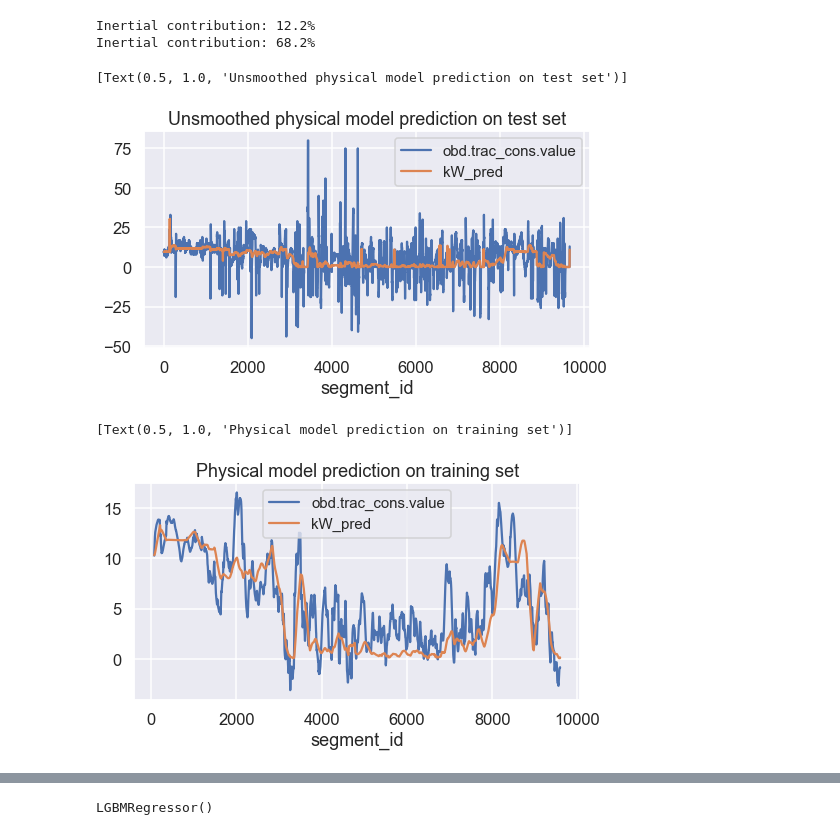
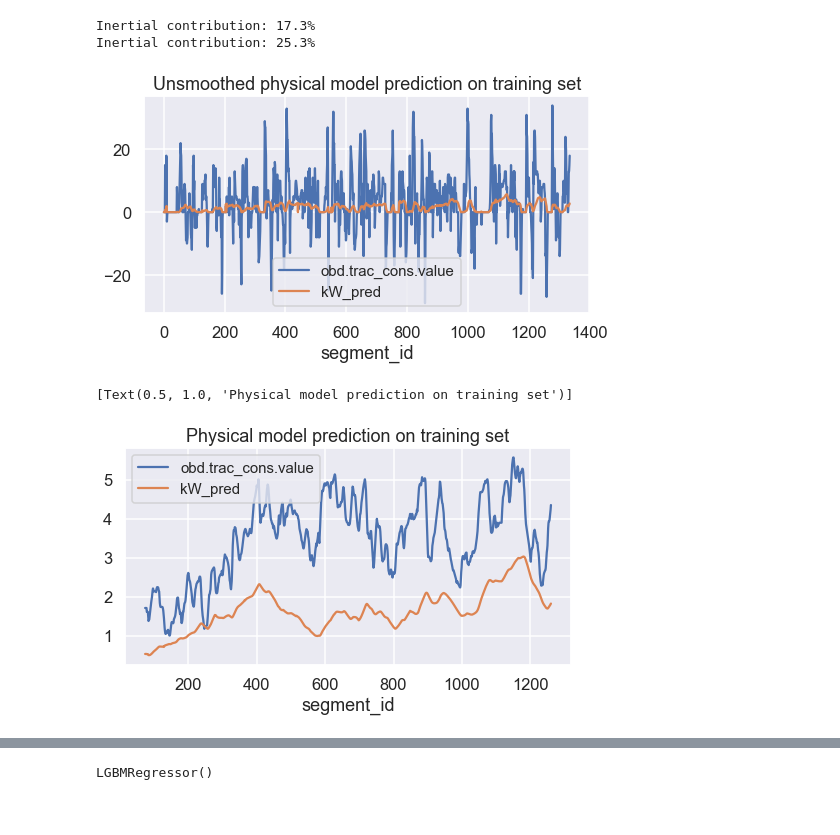
Before and after one commit to simonmoesorensen/energy-consumption-project, a Jupyter notebook: notebooks/physical_model.ipynb, the cells around one changed output, grey strips where cells are left out. Drawn from its saved outputs; the diff is of its cells as text; code cells hidden in the pictures.

```diff
--- a/notebooks/physical_model.ipynb
+++ b/notebooks/physical_model.ipynb
@@ -57,5 +57,5 @@ def load_trip(routes, trips):
             dfs.append(df)
     return pd.concat(dfs)
 # %%
-df = load_trip(routes=["M3_VH"], trips=[7995])
-df_test = load_trip(routes=["M3_VH"], trips=[7448])
+df = load_trip(routes=["CPH6_VH"], trips=[13201])
+df_test = load_trip(routes=["CPH6_HH"], trips=[13175])
@@ -83,20 +71,21 @@ df_test = df_test.assign(kW_pred=lambda x: get_traction_power(x["obd.spd.value"]
        .assign(error=lambda x: (x["kW_pred"] - x["obd.trac_cons.value"]))\
        .assign(abserror=lambda x: np.abs(x["error"]))
 # %% [output]
-Inertial contribution: 12.2%
-Inertial contribution: 68.2%
+Inertial contribution: 17.3%
+Inertial contribution: 25.3%
 # %%
-ax = df.plot(x="segment_id", y=["obd.trac_cons.value", "kW_pred"])
-ax.set(title="Unsmoothed physical model prediction on test set")
+ax = df\
+    .plot(x="segment_id", y=["obd.trac_cons.value", "kW_pred"])\
+    .set(title="Unsmoothed physical model prediction on training set")
 # %% [output]
-[Text(0.5, 1.0, 'Unsmoothed physical model prediction on test set')]
-[figure, old version]
+[figure, new version]
 # %%
-df.drop(['Date', 'T', 'TS_or_Distance', 'Time', 'route', 'street_name_end', 'street_name_start'], axis=1)\
+df\
+    .drop(['Date', 'T', 'TS_or_Distance', 'Time', 'route', 'street_name_end', 'street_name_start'], axis=1)\
     .rolling(150).mean()\
     .plot(x="segment_id", y=["obd.trac_cons.value", "kW_pred"])\
     .set(title="Physical model prediction on training set")
 # %% [output]
 [Text(0.5, 1.0, 'Physical model prediction on training set')]
-[figure, old version]
+[figure, new version]
 # %%
```
Also changed, not shown: parts of 10 cells of this notebook, 5 other files.
